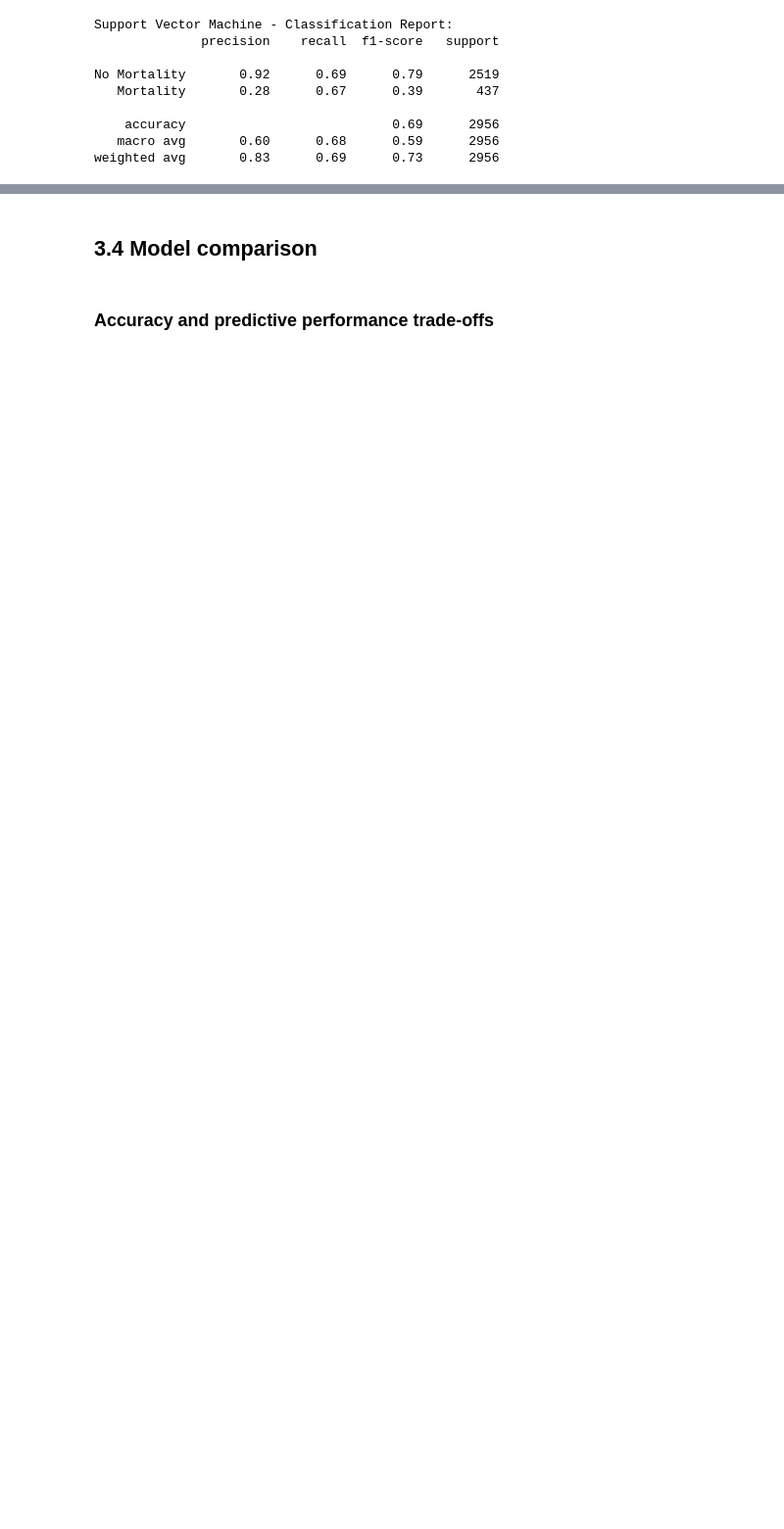
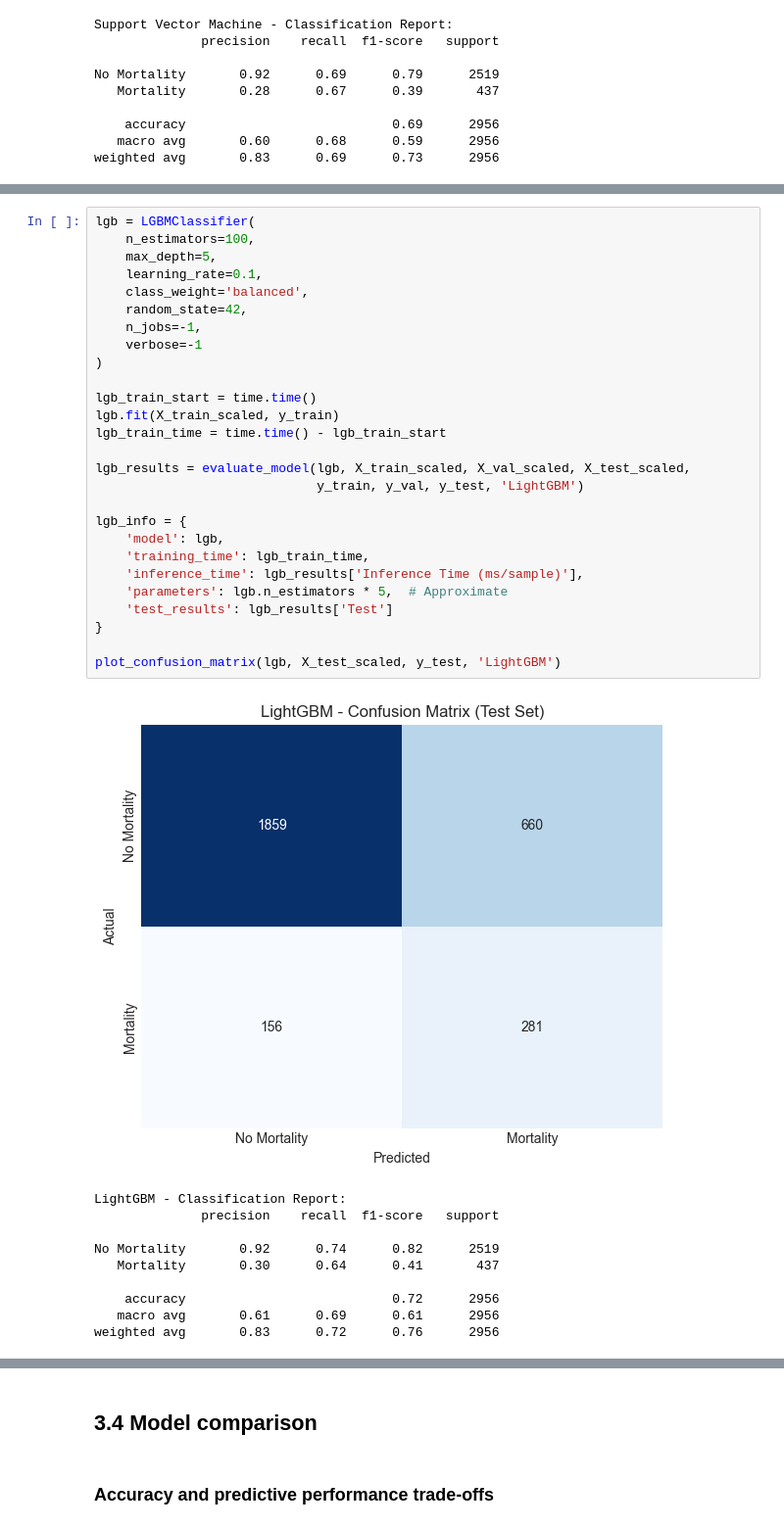
Before and after one commit to uripont/catalan-traffic-accident-analysis, a Jupyter notebook: notebooks/03_model_exploration.ipynb, the cells around one changed output, grey strips where cells are left out. Shown at 98% size. Cells and saved outputs as stored; diff of their text form; blank space fills up the shorter version.

Commit message:
adding more model families on exploration

```diff
--- a/notebooks/03_model_exploration.ipynb
+++ b/notebooks/03_model_exploration.ipynb
@@ -457,0 +466,38 @@ weighted avg       0.83      0.69      0.73      2956
+# %%
+lgb = LGBMClassifier(
+    n_estimators=100,
+    max_depth=5,
+    learning_rate=0.1,
+    class_weight='balanced',
+    random_state=42,
+    n_jobs=-1,
+    verbose=-1
+)
+
+lgb_train_start = time.time()
+lgb.fit(X_train_scaled, y_train)
+lgb_train_time = time.time() - lgb_train_start
+
+lgb_results = evaluate_model(lgb, X_train_scaled, X_val_scaled, X_test_scaled,
+                             y_train, y_val, y_test, 'LightGBM')
+
+lgb_info = {
+    'model': lgb,
+    'training_time': lgb_train_time,
+    'inference_time': lgb_results['Inference Time (ms/sample)'],
+    'parameters': lgb.n_estimators * 5,  # Approximate
+    'test_results': lgb_results['Test']
+}
+
+plot_confusion_matrix(lgb, X_test_scaled, y_test, 'LightGBM')
+# %% [output]
+[figure, added]
+LightGBM - Classification Report:
+              precision    recall  f1-score   support
+
+No Mortality       0.92      0.74      0.82      2519
+   Mortality       0.30      0.64      0.41       437
+
+    accuracy                           0.72      2956
+   macro avg       0.61      0.69      0.61      2956
+weighted avg       0.83      0.72      0.76      2956
```
Also changed, not shown: parts of 16 cells of this notebook, 1 other file.
